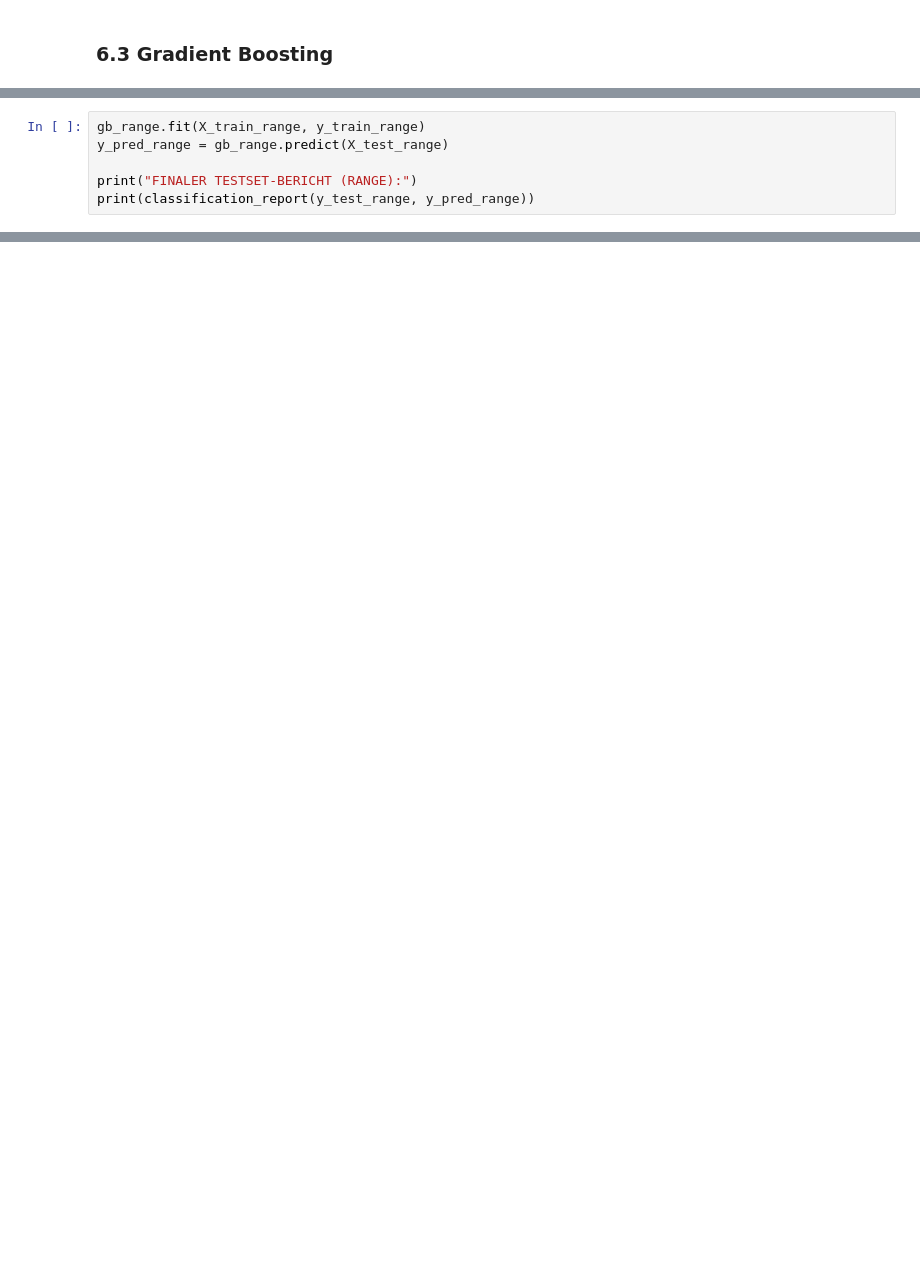
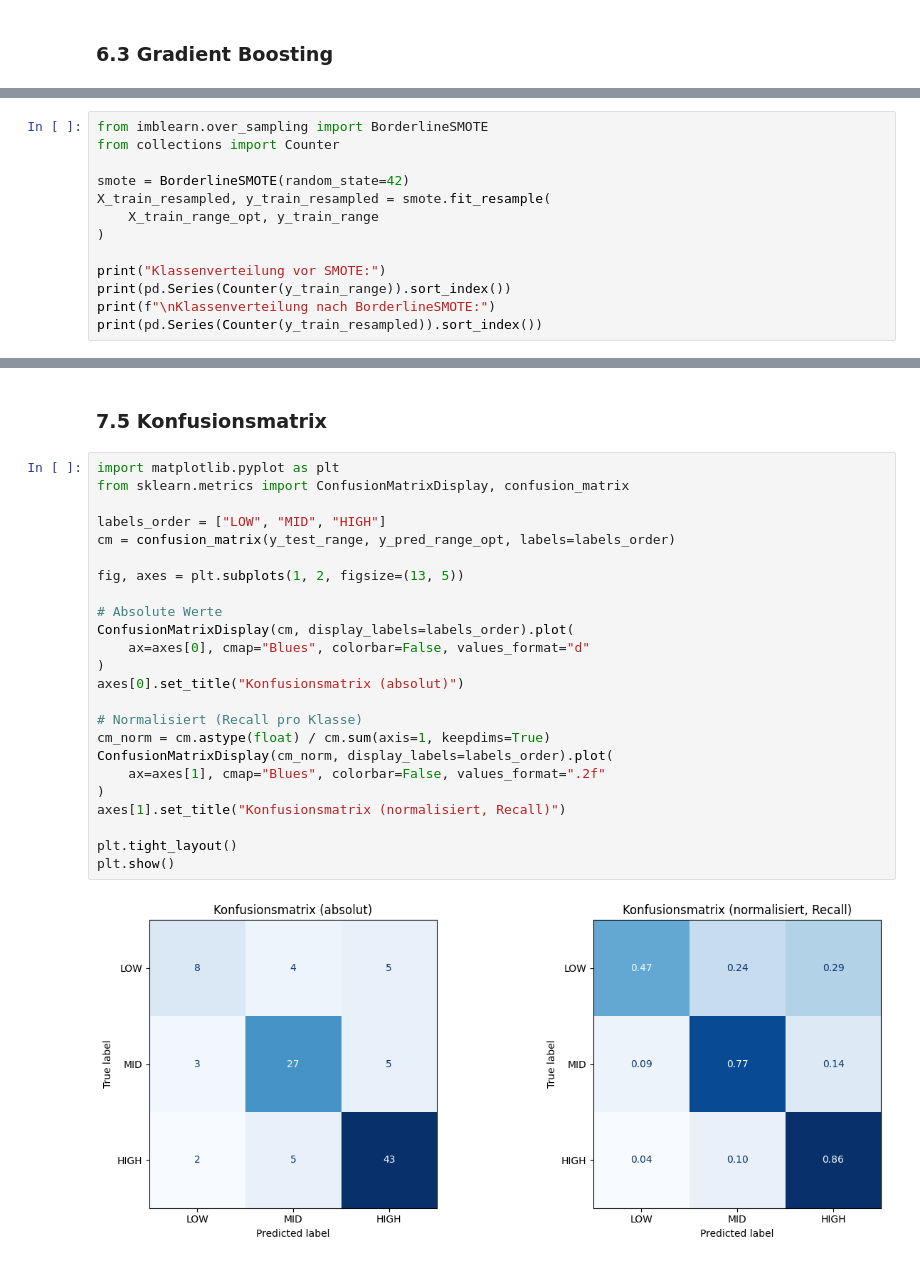
Before and after one commit to Theresa17/ds_law, a Jupyter notebook: backend/jupyter_notebook/analyse_final.ipynb, the cells around one changed output, grey strips where cells are left out. Drawn from its saved outputs; the diff is of its cells as text; blank space fills up the shorter version.

```diff
--- a/backend/jupyter_notebook/analyse_final.ipynb
+++ b/backend/jupyter_notebook/analyse_final.ipynb
@@ -1399,6 +1275,0 @@ Nach der Cross-Validation wird das Gradient-Boosting-Modell auf dem vollständig
-# %%
-gb_range.fit(X_train_range, y_train_range)
-y_pred_range = gb_range.predict(X_test_range)
-
-print("FINALER TESTSET-BERICHT (RANGE):")
-print(classification_report(y_test_range, y_pred_range))
@@ -1460,0 +1434,13 @@ evtl. SHAP Werte für Erklärbarkeit
+# %%
+from imblearn.over_sampling import BorderlineSMOTE
+from collections import Counter
+
+smote = BorderlineSMOTE(random_state=42)
+X_train_resampled, y_train_resampled = smote.fit_resample(
+    X_train_range_opt, y_train_range
+)
+
+print("Klassenverteilung vor SMOTE:")
+print(pd.Series(Counter(y_train_range)).sort_index())
+print(f"\nKlassenverteilung nach BorderlineSMOTE:")
+print(pd.Series(Counter(y_train_resampled)).sort_index())
@@ -1460,0 +1540,28 @@ evtl. SHAP Werte für Erklärbarkeit
+# %% [markdown]
+### 7.5 Konfusionsmatrix
+# %%
+import matplotlib.pyplot as plt
+from sklearn.metrics import ConfusionMatrixDisplay, confusion_matrix
+
+labels_order = ["LOW", "MID", "HIGH"]
+cm = confusion_matrix(y_test_range, y_pred_range_opt, labels=labels_order)
+
+fig, axes = plt.subplots(1, 2, figsize=(13, 5))
+
+# Absolute Werte
+ConfusionMatrixDisplay(cm, display_labels=labels_order).plot(
+    ax=axes[0], cmap="Blues", colorbar=False, values_format="d"
+)
+axes[0].set_title("Konfusionsmatrix (absolut)")
+
+# Normalisiert (Recall pro Klasse)
+cm_norm = cm.astype(float) / cm.sum(axis=1, keepdims=True)
+ConfusionMatrixDisplay(cm_norm, display_labels=labels_order).plot(
+    ax=axes[1], cmap="Blues", colorbar=False, values_format=".2f"
+)
+axes[1].set_title("Konfusionsmatrix (normalisiert, Recall)")
+
+plt.tight_layout()
+plt.show()
+# %% [output]
+[figure, added]
```
Also changed, not shown: parts of 50 cells of this notebook, 4 other files.
